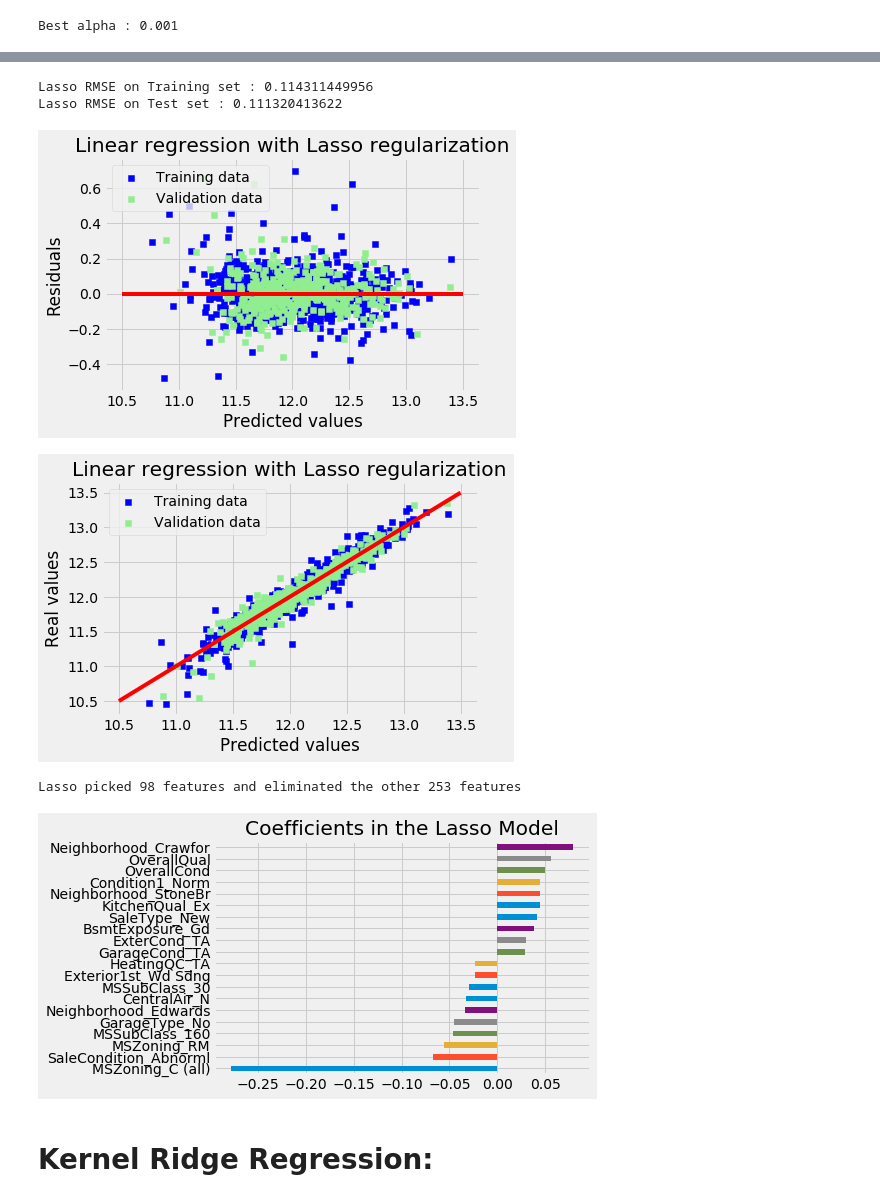
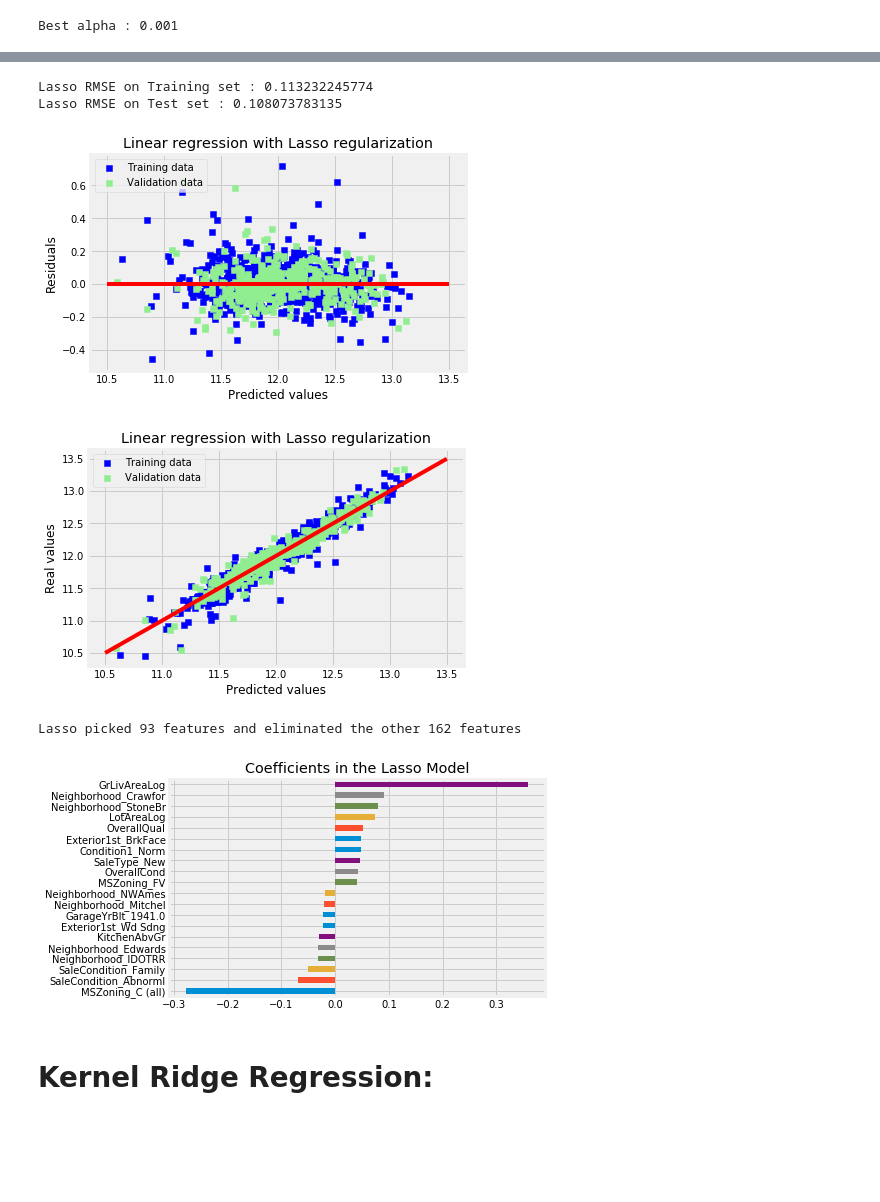
Before and after one commit to rafaelcesar7/Machine-Learning-Projects, a Jupyter notebook: Kaggle - House Prices.ipynb, the cells around one changed output, grey strips where cells are left out. Cells and saved outputs as stored; diff of their text form; code cells hidden in the pictures; blank space fills up the shorter version.

```diff
--- a/Kaggle - House Prices.ipynb
+++ b/Kaggle - House Prices.ipynb
@@ -1430,30 +1748,30 @@ df_test.drop(columns="MiscVal", axis = 1, inplace = True)
 # Month sold (MM).
 # Correlation: 0.046432
 
-# df_train = df_train.replace({"MoSold" : {1 : "Jan", 2 : "Feb", 3 : "Mar", 4 : "Apr",
-#                                   5 : "May", 6 : "Jun", 7 : "Jul", 8 : "Aug",
-#                                   9 : "Sep", 10 : "Oct", 11 : "Nov", 12 : "Dec"}
-#                      })
-
 # sns.catplot(x="MoSold", y="SalePrice", kind="box", data=df_train);
 
 # df_train["MoSold"].value_counts()
 
-df_train = pd.get_dummies(df_train, columns=["MoSold"])
-df_test = pd.get_dummies(df_test, columns=["MoSold"])
-
-### Ok. Just dummies?
+### Ok. Dummies or not even dummies?
 # %% [markdown]
 # YrSold:
 # %%
 # "YrSold": 5
 # Year sold (YYYY).
-# Correlation: -0.028923
+# Correlation:
 
 # sns.catplot(x="YrSold", y="SalePrice", kind="box", data=df_train);
 
-df_train = pd.get_dummies(df_train, columns=["YrSold"])
-df_test = pd.get_dummies(df_test, columns=["YrSold"])
+df_train["YrSoldLog"] = np.log1p(df_train.YrSold)
+df_test["YrSoldLog"] = np.log1p(df_test.YrSold)
+
+# df_train["SalePriceLog"].corr(df_train["YrSoldLog"]) # -0.037261068446272728
+
+df_train.drop(["YrSold"], axis = 1, inplace = True)
+df_test.drop(["YrSold"], axis = 1, inplace = True)
+
+df_train = pd.get_dummies(df_train, columns=["YrSoldLog"], drop_first=True)
+df_test = pd.get_dummies(df_test, columns=["YrSoldLog"], drop_first=True)
 
 ### Ok. Just dummies?
 # %% [markdown]
@@ -1473,6 +1791,9 @@ df_test = pd.get_dummies(df_test, columns=["YrSold"])
 df_train = pd.get_dummies(df_train, columns=["SaleType"])
 df_test = pd.get_dummies(df_test, columns=["SaleType"])
 
+df_train.drop(["SaleType_WD"], axis = 1, inplace = True)
+df_test.drop(["SaleType_WD"], axis = 1, inplace = True)
+
 ### Ok. Cluster data and create dummy? ???
 # %% [markdown]
 # SaleCondition:
@@ -1488,6 +1809,9 @@ df_test = pd.get_dummies(df_test, columns=["SaleType"])
 df_train = pd.get_dummies(df_train, columns=["SaleCondition"])
 df_test = pd.get_dummies(df_test, columns=["SaleCondition"])
 
+df_train.drop(["SaleCondition_AdjLand"], axis = 1, inplace = True)
+df_test.drop(["SaleCondition_AdjLand"], axis = 1, inplace = True)
+
 ### Ok.
 # %% [markdown]
 # SalePrice:
@@ -1957,7 +2260,7 @@ def rmse_cv_test(model):
                                    cv = 10))
     return(rmse)
 
-lasso = LassoCV(alphas = [0.0008], max_iter = 50000, cv = 10)
+lasso = LassoCV(alphas = [0.0006], max_iter = 50000, cv = 10)
 lasso.fit(X_train, y_train)
 
 print("Lasso RMSE on Training set :", rmse_cv_train(lasso).mean())
@@ -1968,39 +2271,39 @@ y_test_las = lasso.predict(X_test)
 # Plot residuals:
 plt.scatter(y_train_las, y_train_las - y_train, c = "blue", marker = "s", label = "Training data")
 plt.scatter(y_test_las, y_test_las - y_test, c = "lightgreen", marker = "s", label = "Validation data")
 plt.title("Linear regression with Lasso regularization")
 plt.xlabel("Predicted values")
 plt.ylabel("Residuals")
 plt.legend(loc = "upper left")
 plt.hlines(y = 0, xmin = 10.5, xmax = 13.5, color = "red")
 plt.show()
 
 # Plot predictions:
 plt.scatter(y_train_las, y_train, c = "blue", marker = "s", label = "Training data")
 plt.scatter(y_test_las, y_test, c = "lightgreen", marker = "s", label = "Validation data")
 plt.title("Linear regression with Lasso regularization")
 plt.xlabel("Predicted values")
 plt.ylabel("Real values")
 plt.legend(loc = "upper left")
 plt.plot([10.5, 13.5], [10.5, 13.5], c = "red")
 plt.show()
 
 # Plot important coefficients:
 coefs = pd.Series(lasso.coef_, index = X_train.columns)
 print("Lasso picked " + str(sum(coefs != 0)) + " features and eliminated the other " +  \
       str(sum(coefs == 0)) + " features")
 imp_coefs = pd.concat([coefs.sort_values().head(10),
                      coefs.sort_values().tail(10)])
 imp_coefs.plot(kind = "barh")
 plt.title("Coefficients in the Lasso Model")
 plt.show()
 # %% [output]
-Lasso RMSE on Training set : 0.114311449956
-Lasso RMSE on Test set : 0.111320413622
+Lasso RMSE on Training set : 0.113232245774
+Lasso RMSE on Test set : 0.108073783135
-[figure, old version]
+[figure, new version]
-[figure, old version]
+[figure, new version]
-Lasso picked 98 features and eliminated the other 253 features
+Lasso picked 93 features and eliminated the other 162 features
-[figure, old version]
+[figure, new version]
 # %% [markdown]
 # Kernel Ridge Regression:
 # %%
```
Also changed, not shown: parts of 122 cells of this notebook.
